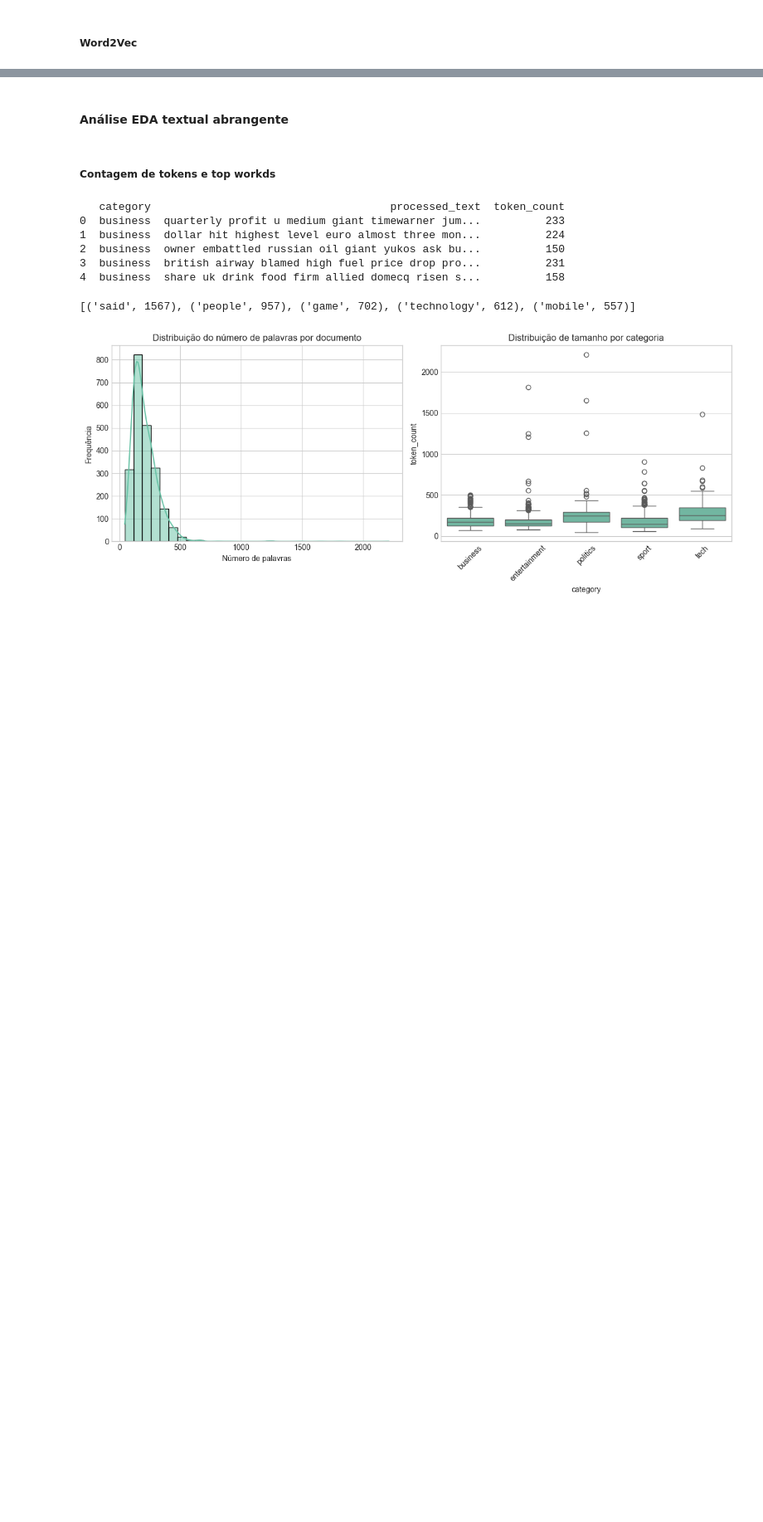
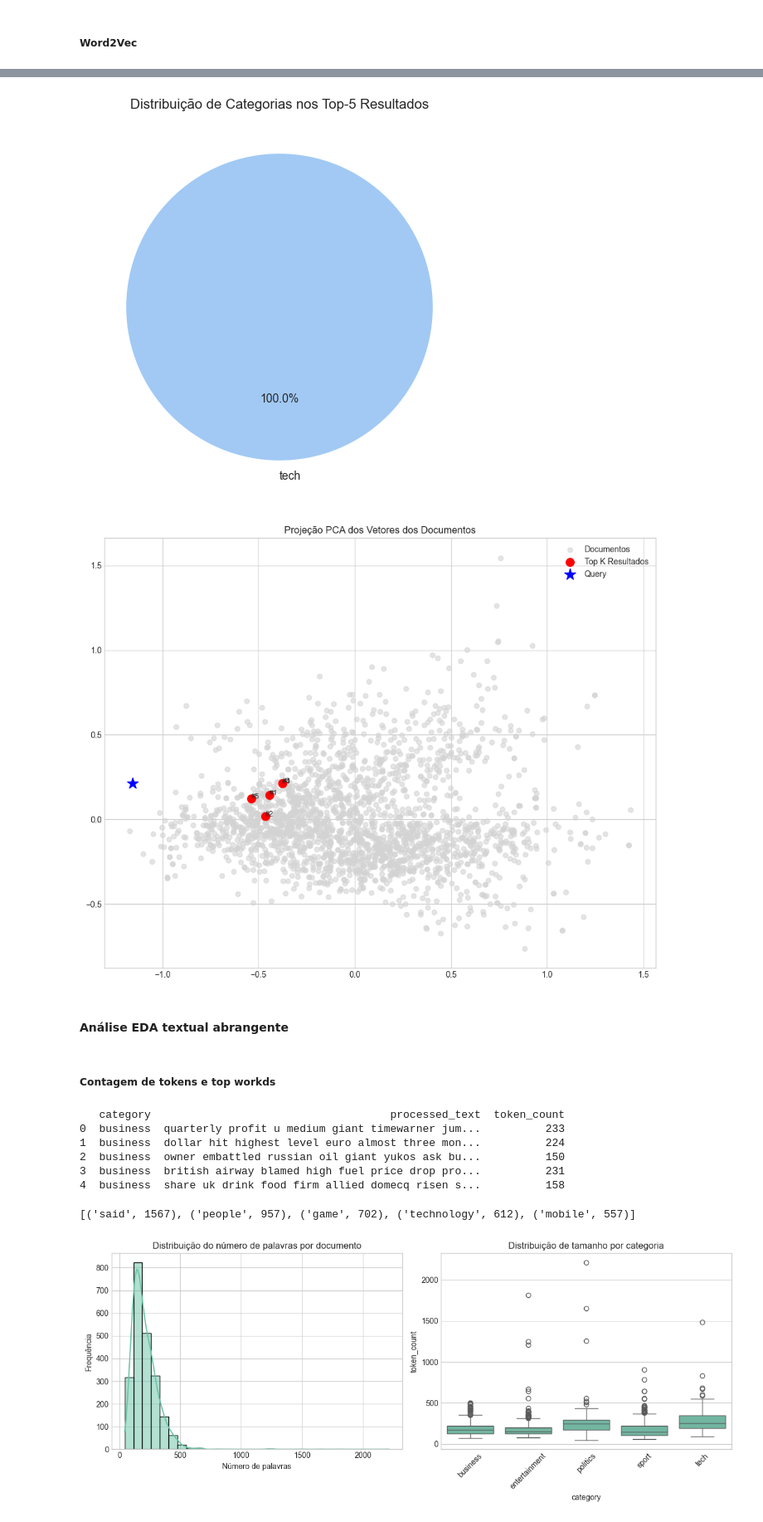
Before and after one commit to LMRocha/NLP_BBC-News-Classification, a Jupyter notebook: bbc_news_classification.ipynb, the cells around one changed output, grey strips where cells are left out. Shown at 83% size. Saved outputs shown, nothing was run; the diff lists cells and outputs as text; code cells hidden in the pictures; blank space fills up the shorter version.

```diff
--- a/bbc_news_classification.ipynb
+++ b/bbc_news_classification.ipynb
@@ -586,7 +620,16 @@ Query: 'movie award'
 # %% [markdown]
 ##### Word2Vec
 # %%
-w2v_query_proc,w2v_q_vec,w2v_scores,w2v_indices = buscar_w2v("computer", Word2Vec(processed_text_lemmatize,vector_size=5, window=2, min_count=1), X['w2v'], y, texts)
+tokenized_corpus = [text.split() for text in processed_text_lemmatize]
+w2v_model = Word2Vec(tokenized_corpus, vector_size=100, window=5, min_count=5, workers=4)
+
+w2v_query_proc, w2v_q_vec, w2v_scores, w2v_indices = buscar_w2v(
+    "computer",
+    w2v_model,
+    X['w2v'],
+    y,
+    texts
+)
 # %% [output]
 Query: 'computer'
 
@@ -607,3 +650,9 @@ Query: 'computer'
+# %%
+plot_category_distribution(y,w2v_indices)
+plot_pca_projection(X['w2v'], w2v_indices, query_vec=w2v_q_vec, top_k=5)
+# %% [output]
+[figure, added]
+[figure, added]
 # %% [markdown]
 #### Análise EDA textual abrangente
 # %% [markdown]
```
Also changed, not shown: parts of 17 cells of this notebook, 2 other files.
